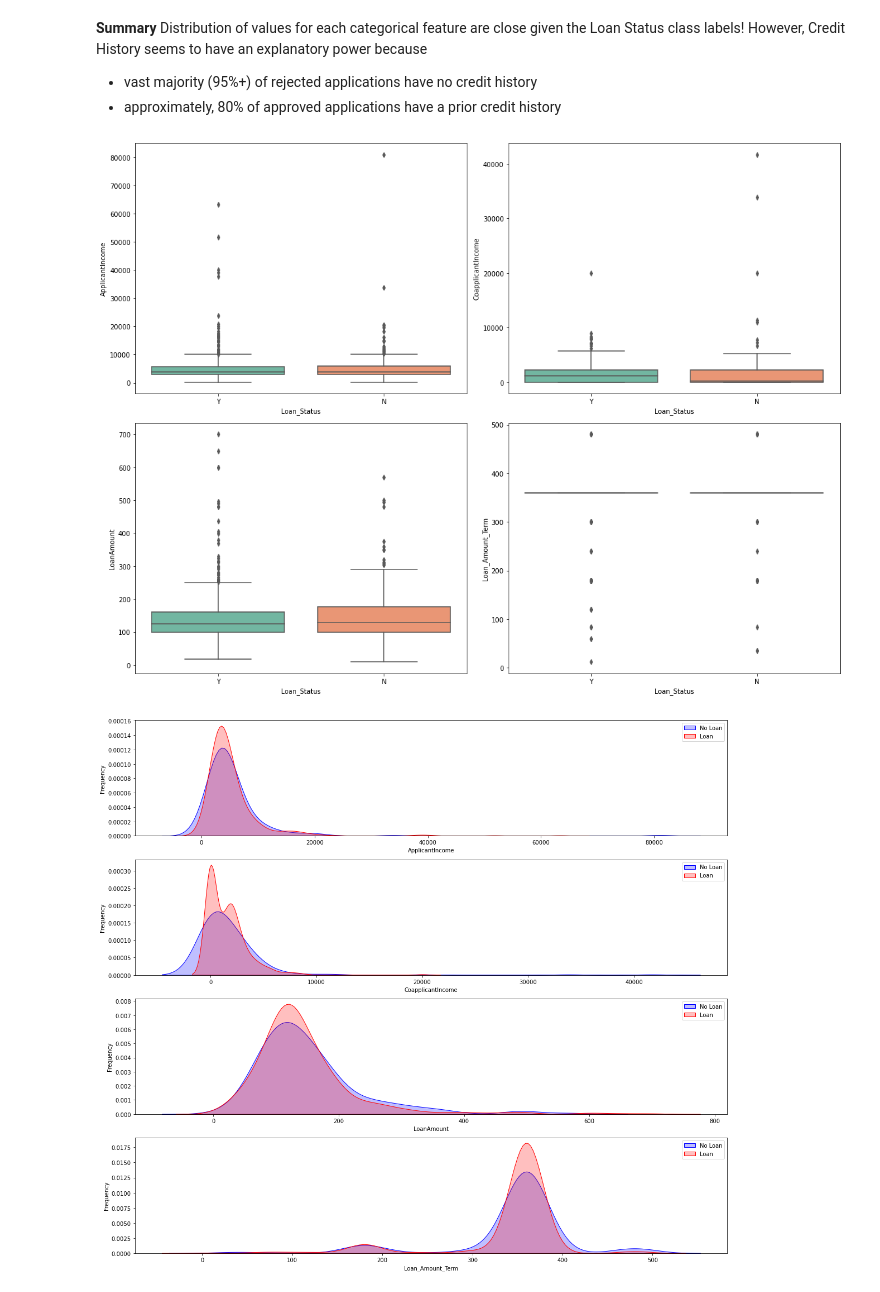
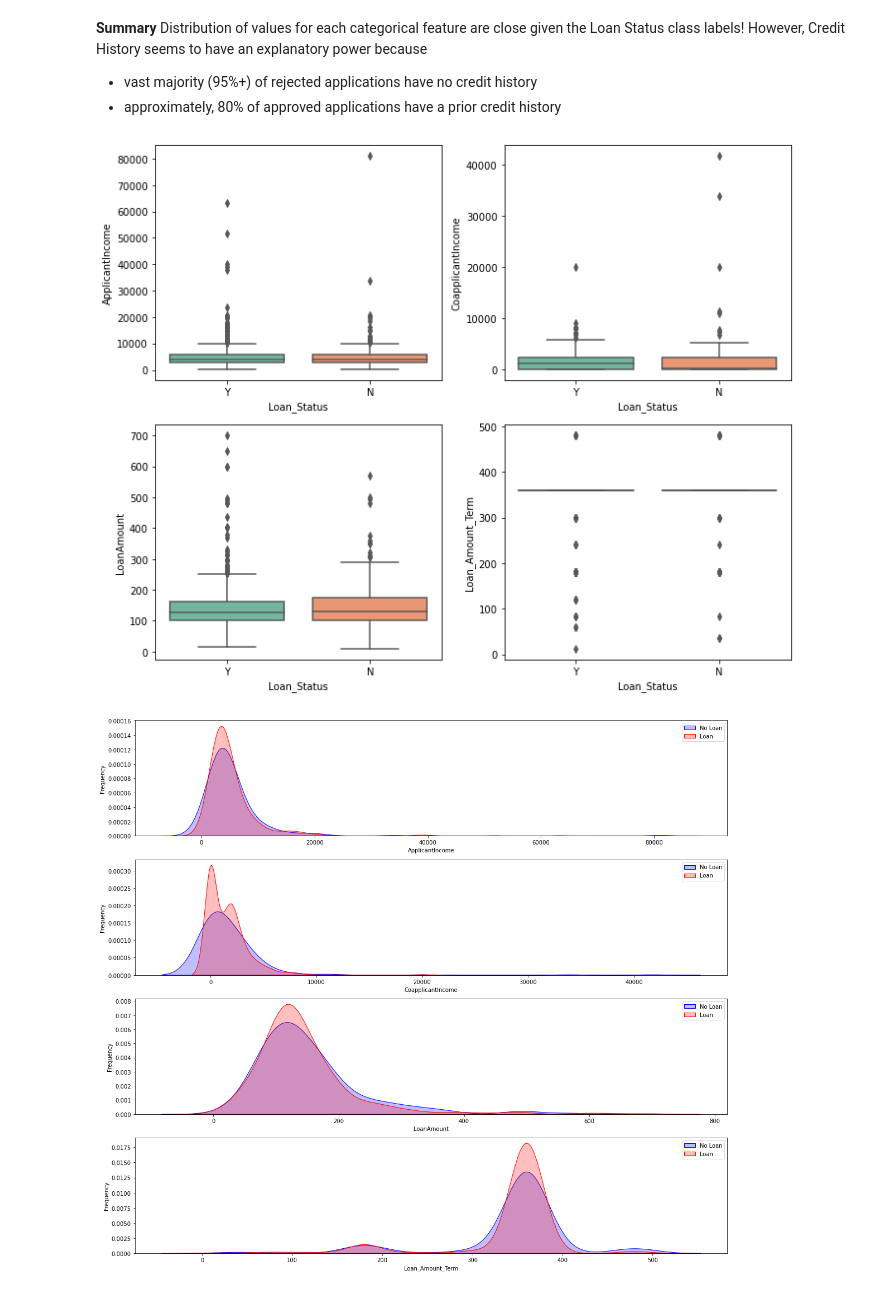
Before and after one commit to vbabashov/loan-classification, a Jupyter notebook: notebooks/loan_prediction.ipynb, the cells around one changed output. Saved outputs shown, nothing was run; the diff lists cells and outputs as text; code cells hidden in the pictures.

```diff
--- a/notebooks/loan_prediction.ipynb
+++ b/notebooks/loan_prediction.ipynb
@@ -185,14 +220,14 @@ Distribution of values for each categorical feature are close given the Loan Sta
 - vast majority (95%+) of rejected applications have no credit history
 - approximately, 80% of approved applications have a prior credit history
 # %%
-plt.figure (figsize= (16, 12))
+plt.figure (figsize= (10, 8))
 for count, value in enumerate(numerical_vars):
     plt.subplot(2, 2, count+1)
     sns.boxplot(x="Loan_Status", y=value, palette = "Set2", data=data)
 plt.tight_layout()
 plt.show()
 # %% [output]
-[figure, old version]
+[figure, new version]
 # %%
 #KDEPlot: Kernel Density Estimate Plot
 fig=plt.figure(figsize=(16,14))
```
Also changed, not shown: parts of 33 cells of this notebook.
